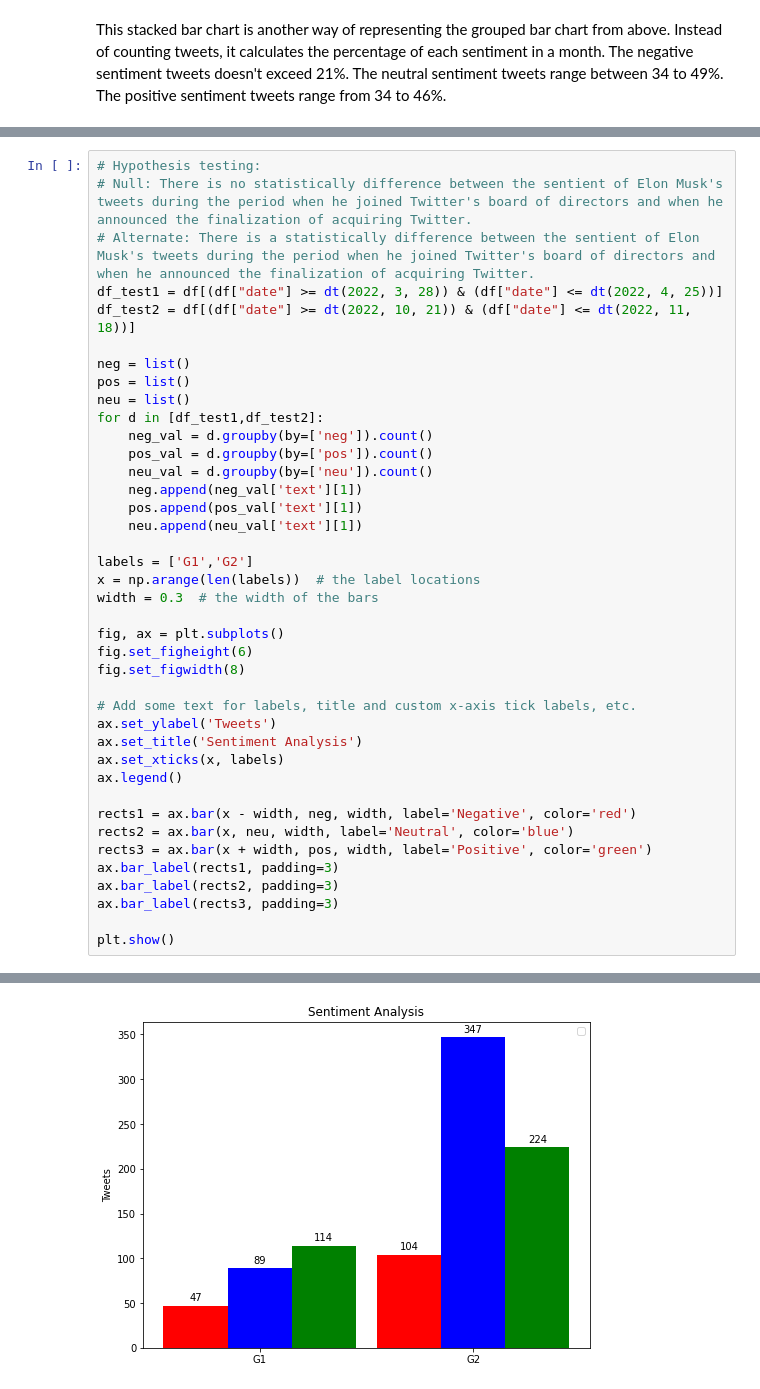
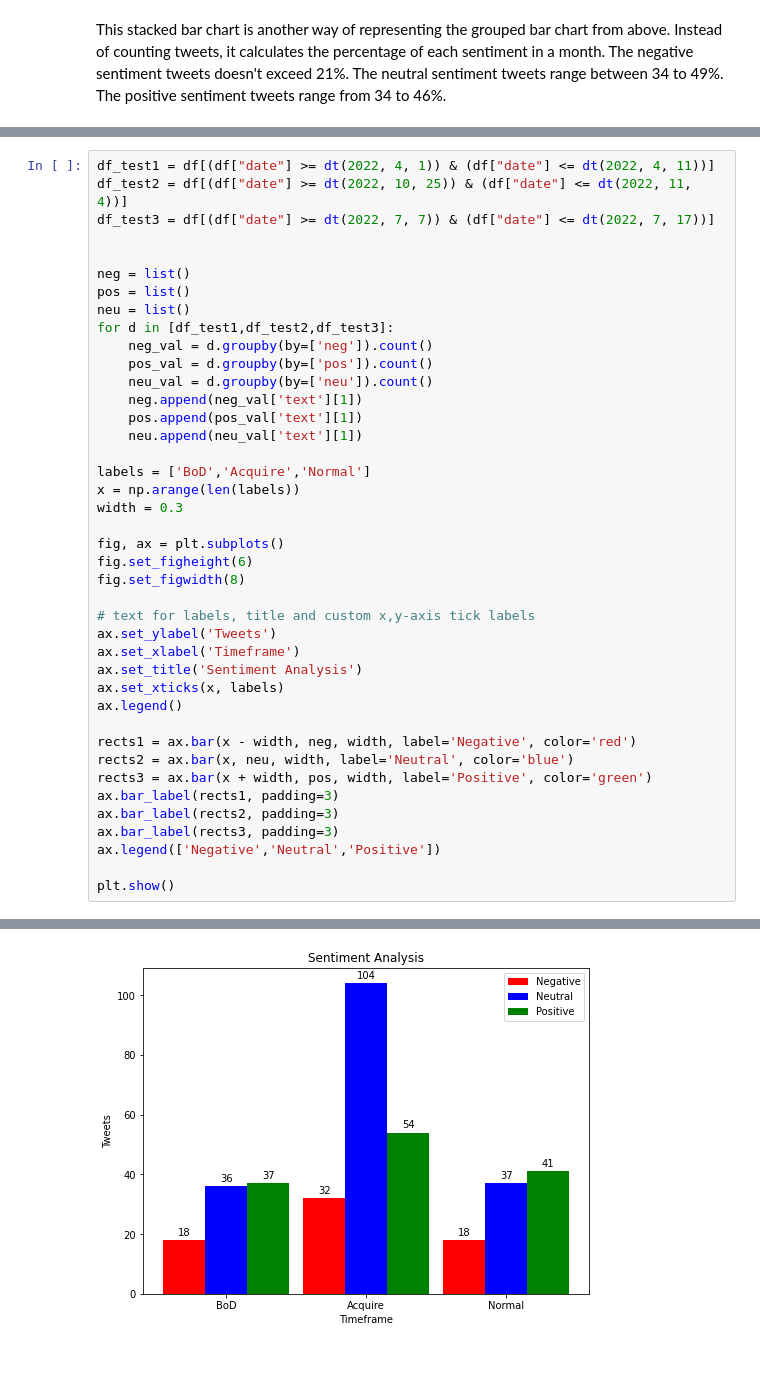
Before and after one commit to mreeve29/mreeve29.github.io, a Jupyter notebook: Elon_Tweets_Project.ipynb, the cells around one changed output, grey strips where cells are left out. Cells and saved outputs as stored; diff of their text form; blank space fills up the shorter version.

```diff
--- a/Elon_Tweets_Project.ipynb
+++ b/Elon_Tweets_Project.ipynb
@@ -548,43 +558,44 @@ This stacked bar chart is another way of representing the grouped bar chart from
 # %%
-# Hypothesis testing:
-# Null: There is no statistically difference between the sentient of Elon Musk's tweets during the period when he joined Twitter's board of directors and when he announced the finalization of acquiring Twitter.
-# Alternate: There is a statistically difference between the sentient of Elon Musk's tweets during the period when he joined Twitter's board of directors and when he announced the finalization of acquiring Twitter.
-df_test1 = df[(df["date"] >= dt(2022, 3, 28)) & (df["date"] <= dt(2022, 4, 25))]
-df_test2 = df[(df["date"] >= dt(2022, 10, 21)) & (df["date"] <= dt(2022, 11, 18))]
+df_test1 = df[(df["date"] >= dt(2022, 4, 1)) & (df["date"] <= dt(2022, 4, 11))]
+df_test2 = df[(df["date"] >= dt(2022, 10, 25)) & (df["date"] <= dt(2022, 11, 4))]
+df_test3 = df[(df["date"] >= dt(2022, 7, 7)) & (df["date"] <= dt(2022, 7, 17))]
+
 
 neg = list()
 pos = list()
 neu = list()
-for d in [df_test1,df_test2]:
+for d in [df_test1,df_test2,df_test3]:
     neg_val = d.groupby(by=['neg']).count()
     pos_val = d.groupby(by=['pos']).count()
     neu_val = d.groupby(by=['neu']).count()
     neg.append(neg_val['text'][1])
     pos.append(pos_val['text'][1])
     neu.append(neu_val['text'][1])
 
-labels = ['G1','G2']
-x = np.arange(len(labels))  # the label locations
-width = 0.3  # the width of the bars
+labels = ['BoD','Acquire','Normal']
+x = np.arange(len(labels))
+width = 0.3
 
 fig, ax = plt.subplots()
 fig.set_figheight(6)
 fig.set_figwidth(8)
 
-# Add some text for labels, title and custom x-axis tick labels, etc.
+# text for labels, title and custom x,y-axis tick labels
 ax.set_ylabel('Tweets')
+ax.set_xlabel('Timeframe')
 ax.set_title('Sentiment Analysis')
 ax.set_xticks(x, labels)
 ax.legend()
 
 rects1 = ax.bar(x - width, neg, width, label='Negative', color='red')
 rects2 = ax.bar(x, neu, width, label='Neutral', color='blue')
 rects3 = ax.bar(x + width, pos, width, label='Positive', color='green')
 ax.bar_label(rects1, padding=3)
 ax.bar_label(rects2, padding=3)
 ax.bar_label(rects3, padding=3)
+ax.legend(['Negative','Neutral','Positive'])
 
 plt.show()
 # %% [output]
 No artists with labels found to put in legend.  Note that artists whose label start with an underscore are ignored when legend() is called with no argument.
-[figure, old version]
+[figure, new version]
```
Also changed, not shown: parts of 18 cells of this notebook.
